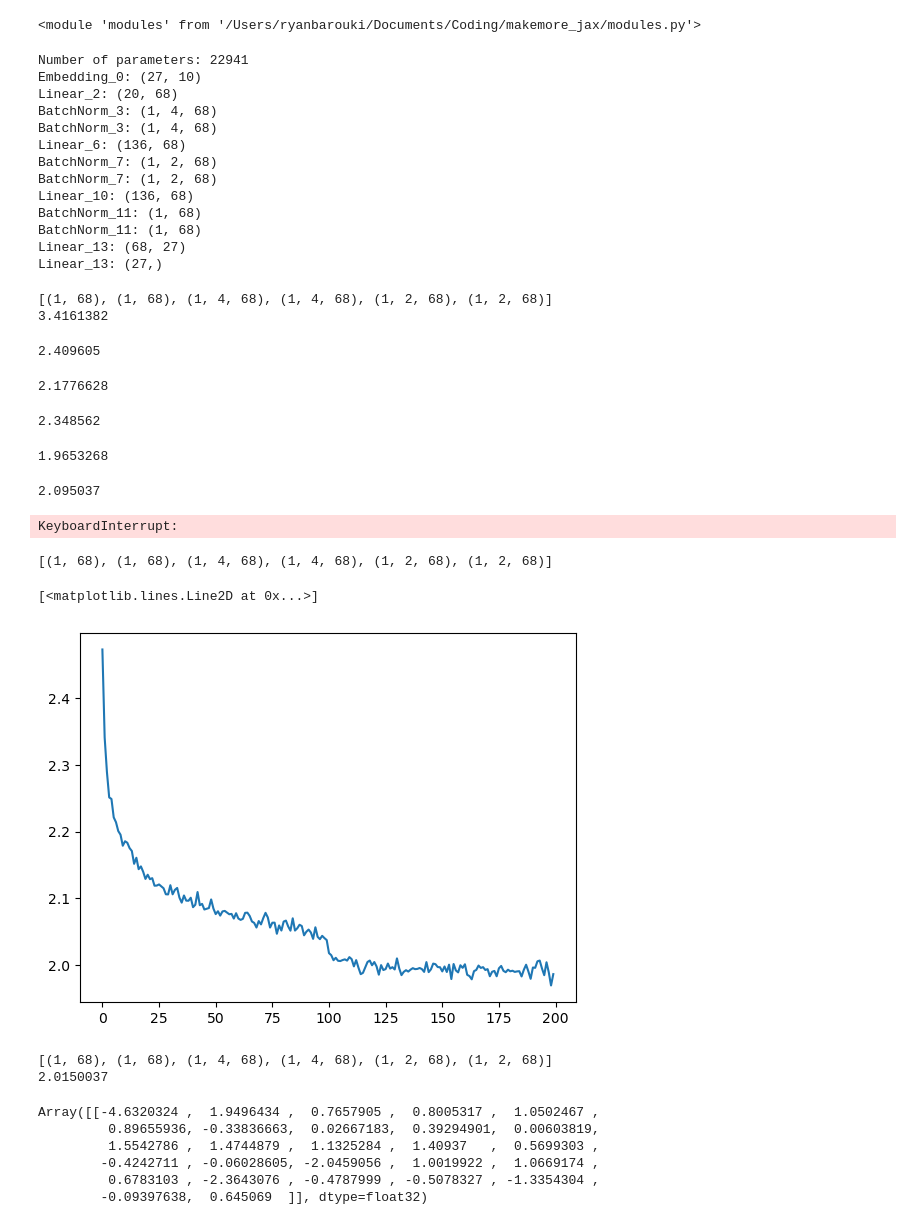
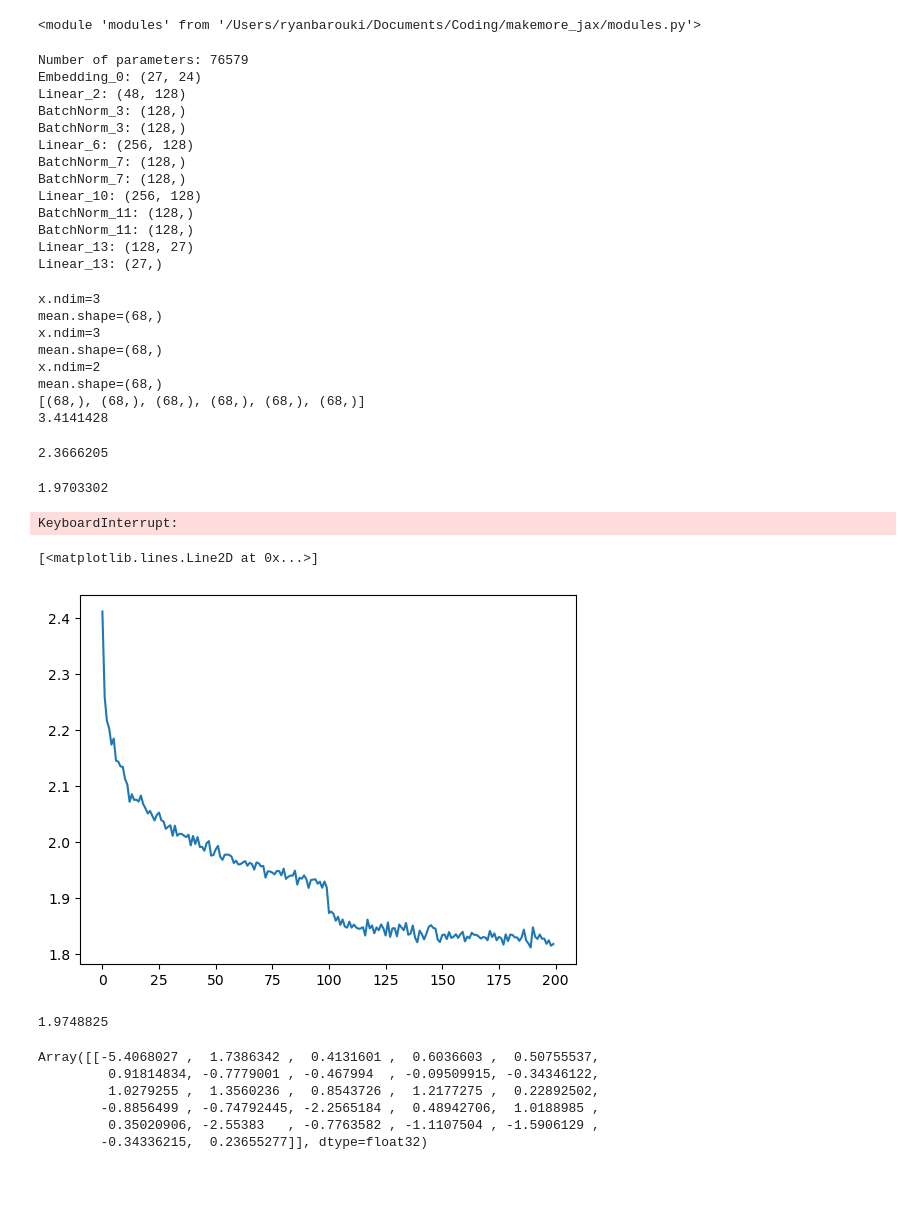
Before and after one commit to ryanbarouki/makemore_jax, a Jupyter notebook: makemore_wavenet_jax.ipynb, the cells around one changed output. Drawn from its saved outputs; the diff is of its cells as text; code cells hidden in the pictures; blank space fills up the shorter version.

Commit message:
actually fixed the batch norm bug

```diff
--- a/makemore_wavenet_jax.ipynb
+++ b/makemore_wavenet_jax.ipynb
@@ -63,9 +63,9 @@ importlib.reload(nn)
 # %% [output]
 <module 'modules' from '/Users/ryanbarouki/Documents/Coding/makemore_jax/modules.py'>
 # %%
-emb_dim = 10
+emb_dim = 24
 context_size = block_size
-hidden_size = 68
+hidden_size = 128
 vocab_size = 27
 
 init_fun, forward = nn.sequential([nn.Embedding(emb_dim=emb_dim, vocab_size=vocab_size),
@@ -95,18 +95,18 @@ for name, ps in params_and_state[0].items():
     for p in ps:
         print(f"{name}: {p.shape}")
 # %% [output]
-Number of parameters: 22941
-Embedding_0: (27, 10)
-Linear_2: (20, 68)
-BatchNorm_3: (1, 4, 68)
-BatchNorm_3: (1, 4, 68)
-Linear_6: (136, 68)
-BatchNorm_7: (1, 2, 68)
-BatchNorm_7: (1, 2, 68)
-Linear_10: (136, 68)
-BatchNorm_11: (1, 68)
-BatchNorm_11: (1, 68)
-Linear_13: (68, 27)
+Number of parameters: 76579
+Embedding_0: (27, 24)
+Linear_2: (48, 128)
+BatchNorm_3: (128,)
+BatchNorm_3: (128,)
+Linear_6: (256, 128)
+BatchNorm_7: (128,)
+BatchNorm_7: (128,)
+Linear_10: (256, 128)
+BatchNorm_11: (128,)
+BatchNorm_11: (128,)
+Linear_13: (128, 27)
 Linear_13: (27,)
 # %%
 def loss_fn(params, batch_stats, X, Y):
@@ -151,14 +152,17 @@ for i in tqdm(range(200000)):
 
 print(loss)
 # %% [output]
-[(1, 68), (1, 68), (1, 4, 68), (1, 4, 68), (1, 2, 68), (1, 2, 68)]
-3.4161382
+x.ndim=3
+mean.shape=(68,)
+x.ndim=3
+mean.shape=(68,)
+x.ndim=2
+mean.shape=(68,)
+[(68,), (68,), (68,), (68,), (68,), (68,)]
+3.4141428
-2.409605
+2.3666205
-2.1776628
+1.9703302
-2.348562
+KeyboardInterrupt:
-1.9653268
-2.095037
-KeyboardInterrupt:
 # %%
 
 def body_fun(carry, i):
@@ -188,31 +192,30 @@ batch_size = 32
 epochs = 200_000
 params, batch_stats = params_and_state
 params, batch_stats, losses = train_all(params, batch_stats, key)
-# %% [output]
-[(1, 68), (1, 68), (1, 4, 68), (1, 4, 68), (1, 2, 68), (1, 2, 68)]
 # %%
-plt.plot(losses.reshape((-1,1000)).mean(axis=1))
+import torch
+losses = torch.tensor(jax.device_get(losses))
+plt.plot(losses.view(-1,1000).mean(axis=1))
 # %% [output]
 [<matplotlib.lines.Line2D at 0x...>]
-[figure, old version]
+[figure, new version]
 # %%
 #plt.plot(lri, lossi)
 loss, _= loss_fn(params, batch_stats, Xdev, Ydev)
 print(loss)
 # %% [output]
-[(1, 68), (1, 68), (1, 4, 68), (1, 4, 68), (1, 2, 68), (1, 2, 68)]
-2.0150037
+1.9748825
 # %%
 # making sure you can apply the model to one example
 logits, _= forward((params, batch_stats), Xdev[:1], train=False)
 logits
 # %% [output]
-Array([[-4.6320324 ,  1.9496434 ,  0.7657905 ,  0.8005317 ,  1.0502467 ,
-         0.89655936, -0.33836663,  0.02667183,  0.39294901,  0.00603819,
-         1.5542786 ,  1.4744879 ,  1.1325284 ,  1.40937   ,  0.5699303 ,
-        -0.4242711 , -0.06028605, -2.0459056 ,  1.0019922 ,  1.0669174 ,
-         0.6783103 , -2.3643076 , -0.4787999 , -0.5078327 , -1.3354304 ,
-        -0.09397638,  0.645069  ]], dtype=float32)
+Array([[-5.4068027 ,  1.7386342 ,  0.4131601 ,  0.6036603 ,  0.50755537,
+         0.91814834, -0.7779001 , -0.467994  , -0.09509915, -0.34346122,
+         1.0279255 ,  1.3560236 ,  0.8543726 ,  1.2177275 ,  0.22892502,
+        -0.8856499 , -0.74792445, -2.2565184 ,  0.48942706,  1.0188985 ,
+         0.35020906, -2.55383   , -0.7763582 , -1.1107504 , -1.5906129 ,
+        -0.34336215,  0.23655277]], dtype=float32)
 # %%
 # Sample from the trained model
 
```
Also changed, not shown: parts of 3 cells of this notebook, 1 other file.
